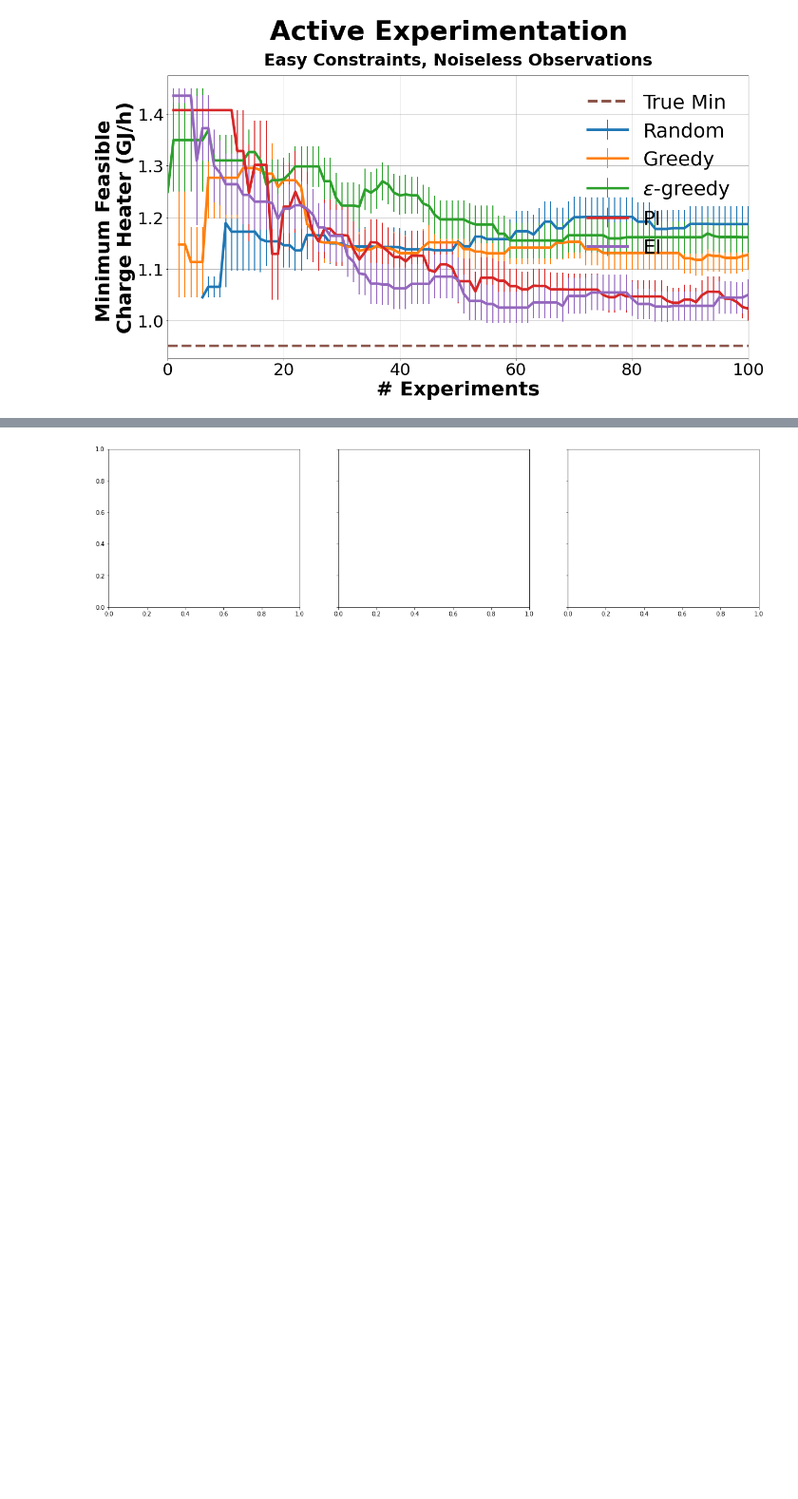
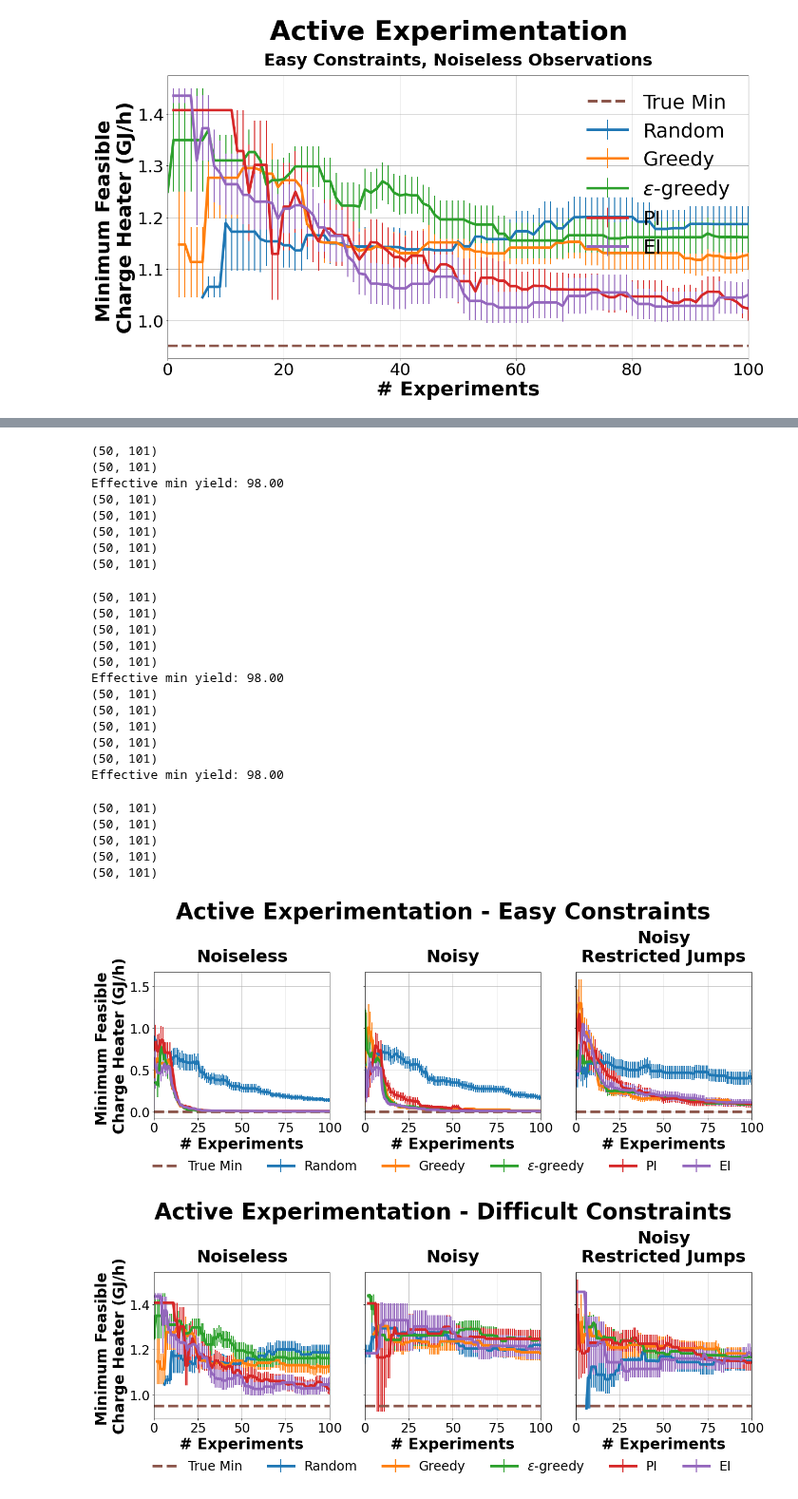
Before and after one commit to KISRDevelopment/iso-exploration, a Jupyter notebook: plot_traces.ipynb, the cells around one changed output, grey strips where cells are left out. Shown at 95% size. Saved outputs shown, nothing was run; the diff lists cells and outputs as text; code cells hidden in the pictures; blank space fills up the shorter version.

```diff
--- a/plot_traces.ipynb
+++ b/plot_traces.ipynb
@@ -157,7 +157,7 @@ def plot_subplots(cfgs, suptitle, output_path):
         models = ['random', 'greedy', 'eg', 'pi', 'ei']
         names = ['Random', 'Greedy', '$\epsilon$-greedy', 'PI', 'EI']
 
-        paths = [(m, "traces/%s_%s.json" % (exp, m), n) for m,n in zip(models, names)]
+        paths = [(m, "traces/r490/%s_%s.json" % (exp, m), n) for m,n in zip(models, names)]
 
         # we have to take into account the expected value of the min yield
         # in noisy experiments. Since the noise is added symmetricly around those thresholds this is usually the
@@ -230 +238,27 @@ FileNotFoundError: [Errno 2] No such file or directory: 'traces/noiseless_easy_r
+(50, 101)
+(50, 101)
+Effective min yield: 98.00
+(50, 101)
+(50, 101)
+(50, 101)
+(50, 101)
+(50, 101)
+(50, 101)
+(50, 101)
+(50, 101)
+(50, 101)
+(50, 101)
+Effective min yield: 98.00
+(50, 101)
+(50, 101)
+(50, 101)
+(50, 101)
+(50, 101)
+Effective min yield: 98.00
+(50, 101)
+(50, 101)
+(50, 101)
+(50, 101)
+(50, 101)
-[figure, old version]
+[figure, new version]
+[figure, added]
```
Also changed, not shown: parts of 1 cell of this notebook, 3 other files.
